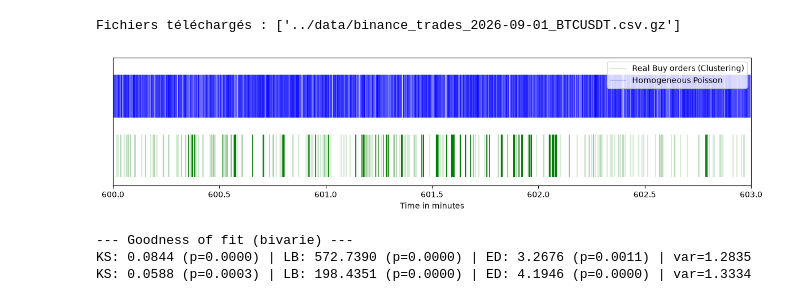
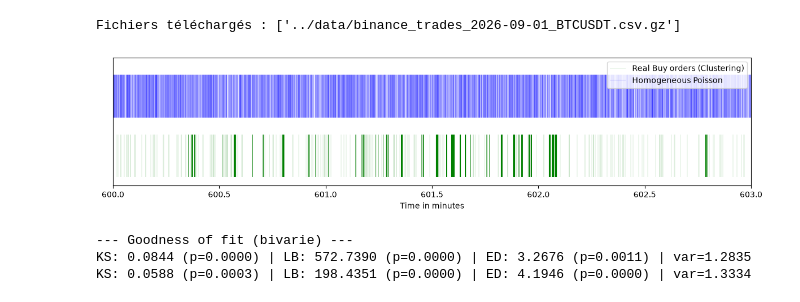
Before and after one commit to Maxime-Skryma/Spread_Crypto, a Jupyter notebook: notebooks/BTC_Hawkes.ipynb, the cells around one changed output. Drawn from its saved outputs; the diff is of its cells as text; code cells hidden in the pictures.

Commit message:
new plot incoming

```diff
--- a/notebooks/BTC_Hawkes.ipynb
+++ b/notebooks/BTC_Hawkes.ipynb
@@ -84,36 +84,36 @@ buy_zoom = df_bar.loc[mask_buy, "timestamp_minutes"].to_numpy()
 minute_start = 600.0
 minute_end = 603.0
 
 T_max = minute_end - minute_start  # Here, 3.0 minutes
 lambda_poisson = len(buy_zoom) / T_max
 
 N_poisson = np.random.poisson(lambda_poisson * T_max)
 
 poisson_events = np.sort(np.random.uniform(0, T_max, N_poisson))
 
 # Shift to align simulated events with the actual observation window
 poisson_events += minute_start
 
 # Comparative visualization
 fig, ax = plt.subplots(figsize=(12, 3))
 ax.set_ylim(0, 1.5) # Extended limit to stack the timelines
 ax.set_xlim(minute_start, minute_end)
 ax.set_xticks(np.arange(minute_start, minute_end + 0.1, 0.5))
 
 # Display actual data (empirical Hawkes) at the bottom
-ax.vlines(x=buy_zoom, ymin=0.1, ymax=0.6, color='green', linewidth=0.3, alpha=0.8, label='Real Buy orders (Clustering)')
+ax.vlines(x=buy_zoom, ymin=0.1, ymax=0.6, color='green', linewidth=0.1, alpha=1, label='Real Buy orders (Clustering)')
 
 # Display Poisson process (memoryless) at the top
-ax.vlines(x=poisson_events, ymin=0.8, ymax=1.3, color='blue', linewidth=0.3, alpha=0.8, label='Homogeneous Poisson')
+ax.vlines(x=poisson_events, ymin=0.8, ymax=1.3, color='blue', linewidth=0.1, alpha=1, label='Homogeneous Poisson')
 
 ax.get_yaxis().set_visible(False)
 ax.set_xlabel('Time in minutes')
 ax.legend(loc='upper right')
 
 plt.tight_layout()
 plt.show()
 # %% [output]
-[figure, old version]
+[figure, new version]
 # %%
 # Make the DataFrame workable for Hawkes processes
 
```
Also changed, not shown: parts of 1 cell of this notebook, 1 other file.
